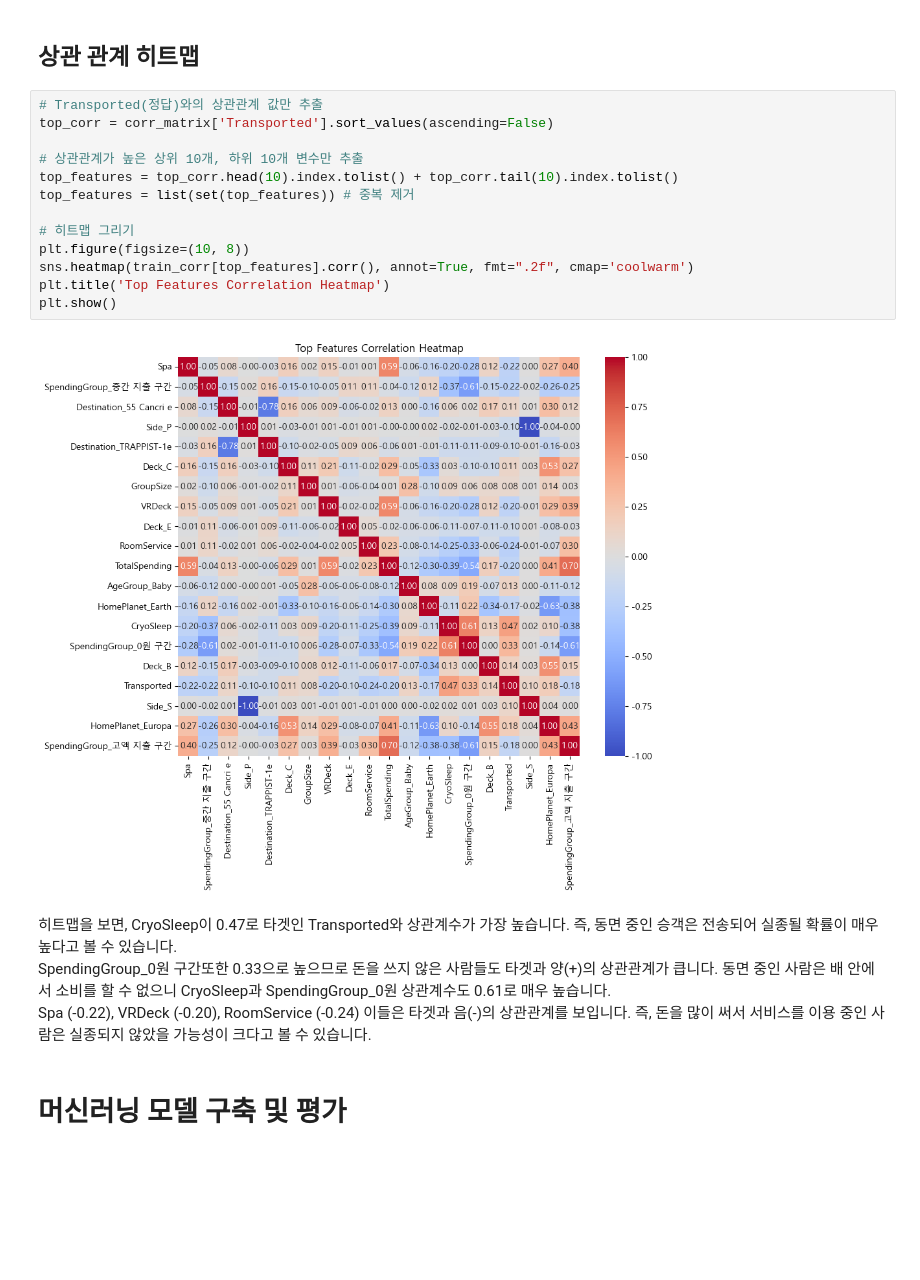
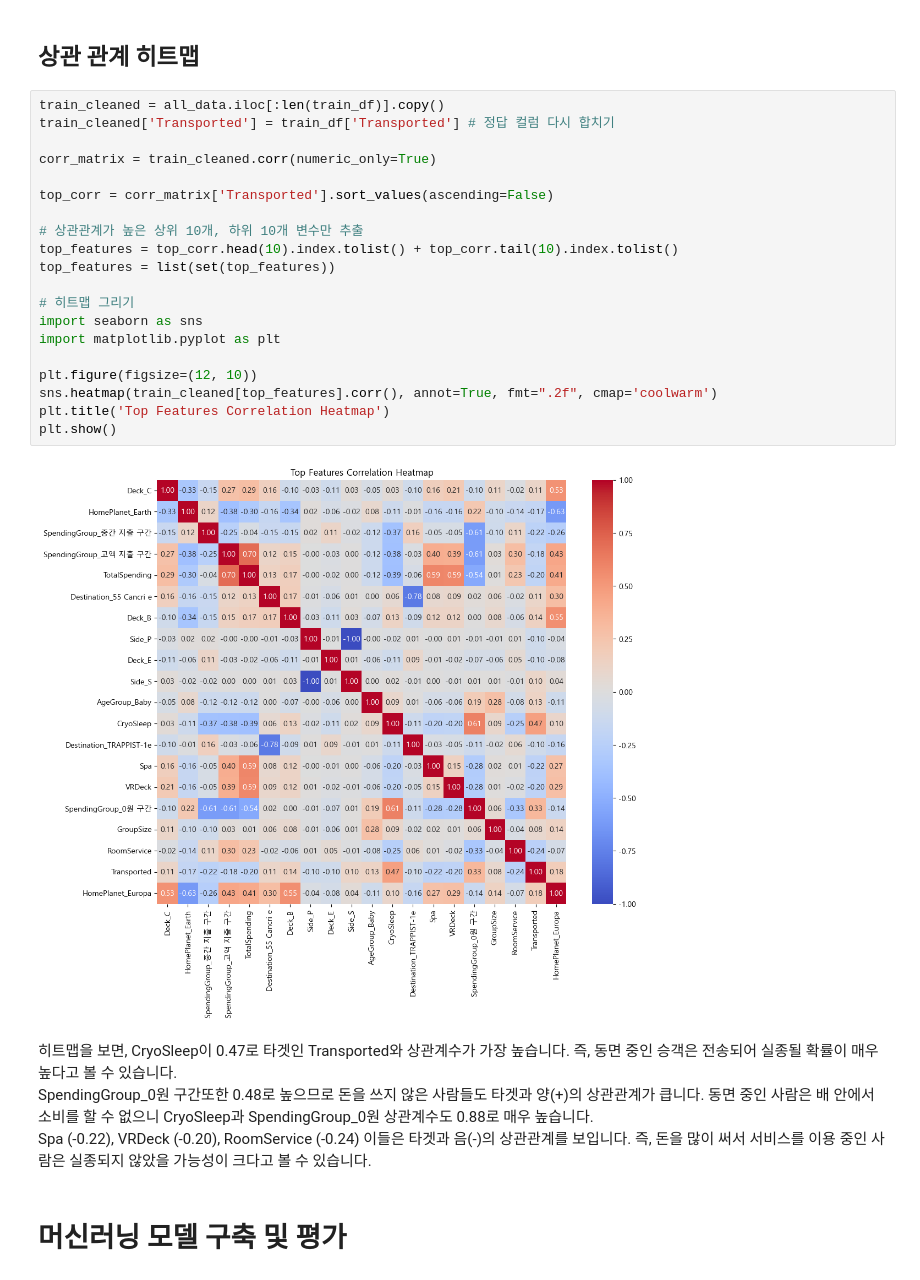
Before and after one commit to whrbgud333/sklearn-est15th-realfinal, a Jupyter notebook: Spaceship_Titanic/Spaceship_1.ipynb, the cells around one changed output. Cells and saved outputs as stored; diff of their text form; blank space fills up the shorter version.

```diff
--- a/Spaceship_Titanic/Spaceship_1.ipynb
+++ b/Spaceship_Titanic/Spaceship_1.ipynb
@@ -1495,23 +1523,30 @@ from sklearn.model_selection import train_test_split
 X_train, X_test, y_train, y_test = train_test_split(X, y, test_size=0.2, random_state=42)
 # %% [markdown]
 ## 상관 관계 히트맵
-# %%
-# Transported(정답)와의 상관관계 값만 추출
-top_corr = corr_matrix['Transported'].sort_values(ascending=False)
-
-# 상관관계가 높은 상위 10개, 하위 10개 변수만 추출
-top_features = top_corr.head(10).index.tolist() + top_corr.tail(10).index.tolist()
-top_features = list(set(top_features)) # 중복 제거
-
-# 히트맵 그리기
-plt.figure(figsize=(10, 8))
-sns.heatmap(train_corr[top_features].corr(), annot=True, fmt=".2f", cmap='coolwarm')
-plt.title('Top Features Correlation Heatmap')
-plt.show()
-# %% [output]
-[figure, removed]
+# %%
+train_cleaned = all_data.iloc[:len(train_df)].copy()
+train_cleaned['Transported'] = train_df['Transported'] # 정답 컬럼 다시 합치기
+
+corr_matrix = train_cleaned.corr(numeric_only=True)
+
+top_corr = corr_matrix['Transported'].sort_values(ascending=False)
+
+# 상관관계가 높은 상위 10개, 하위 10개 변수만 추출
+top_features = top_corr.head(10).index.tolist() + top_corr.tail(10).index.tolist()
+top_features = list(set(top_features))
+
+# 히트맵 그리기
+import seaborn as sns
+import matplotlib.pyplot as plt
+
+plt.figure(figsize=(12, 10))
+sns.heatmap(train_cleaned[top_features].corr(), annot=True, fmt=".2f", cmap='coolwarm')
+plt.title('Top Features Correlation Heatmap')
+plt.show()
+# %% [output]
+[figure, added]
 # %% [markdown]
-히트맵을 보면, CryoSleep이 0.47로 타겟인 Transported와 상관계수가 가장 높습니다. 즉, 동면 중인 승객은 전송되어 실종될 확률이 매우 높다고 볼 수 있습니다.<br>SpendingGroup_0원 구간또한 0.33으로 높으므로 돈을 쓰지 않은 사람들도 타겟과 양(+)의 상관관계가 큽니다. 동면 중인 사람은 배 안에서 소비를 할 수 없으니 CryoSleep과 SpendingGroup_0원 상관계수도 0.61로 매우 높습니다.<br>Spa (-0.22), VRDeck (-0.20), RoomService (-0.24) 이들은 타겟과 음(-)의 상관관계를 보입니다. 즉, 돈을 많이 써서 서비스를 이용 중인 사람은 실종되지 않았을 가능성이 크다고 볼 수 있습니다.
+히트맵을 보면, CryoSleep이 0.47로 타겟인 Transported와 상관계수가 가장 높습니다. 즉, 동면 중인 승객은 전송되어 실종될 확률이 매우 높다고 볼 수 있습니다.<br>SpendingGroup_0원 구간또한 0.48로 높으므로 돈을 쓰지 않은 사람들도 타겟과 양(+)의 상관관계가 큽니다. 동면 중인 사람은 배 안에서 소비를 할 수 없으니 CryoSleep과 SpendingGroup_0원 상관계수도 0.88로 매우 높습니다.<br>Spa (-0.22), VRDeck (-0.20), RoomService (-0.24) 이들은 타겟과 음(-)의 상관관계를 보입니다. 즉, 돈을 많이 써서 서비스를 이용 중인 사람은 실종되지 않았을 가능성이 크다고 볼 수 있습니다.
 # %% [markdown]
 <a id="model_section"></a>
 # **머신러닝 모델 구축 및 평가**
```
Also changed, not shown: parts of 15 cells of this notebook, 2 other files.
